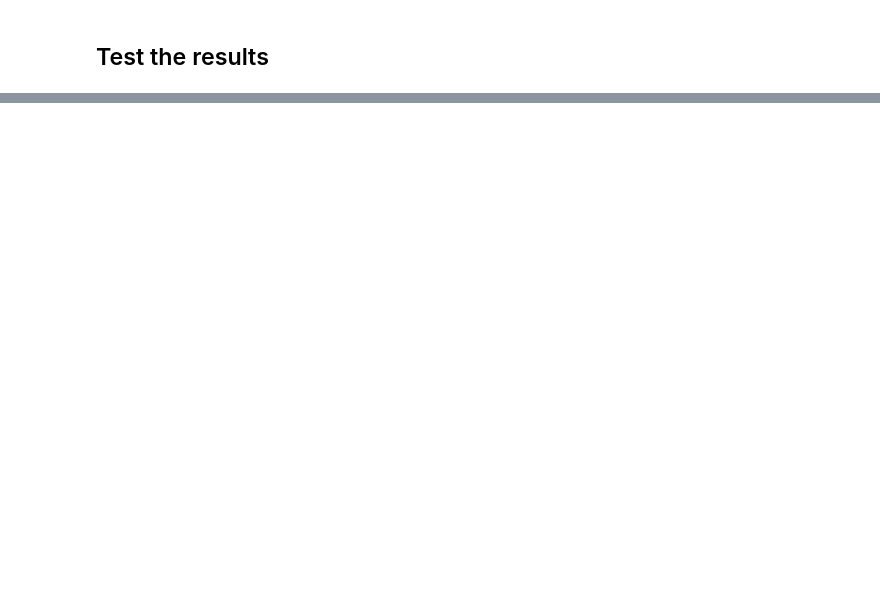
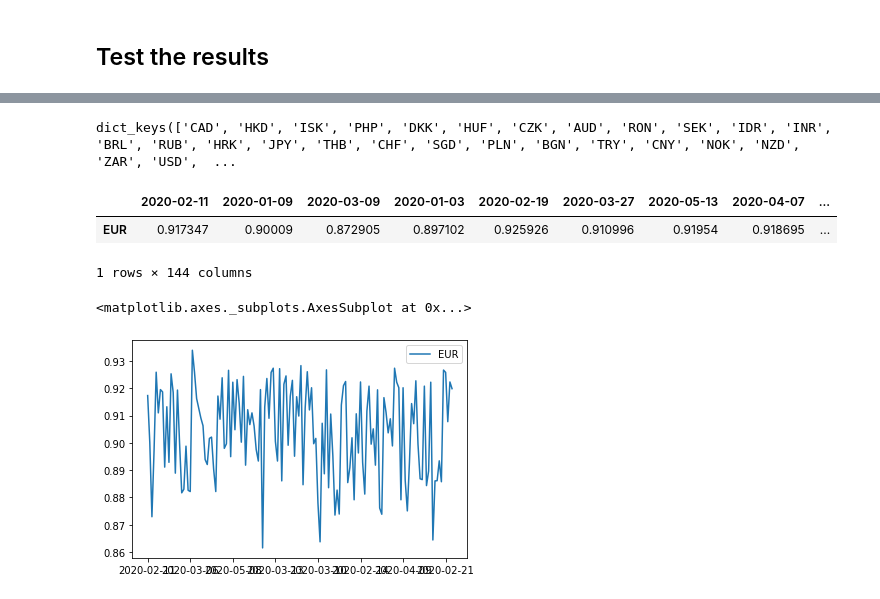
Before and after one commit to ironhack-bcn-data-pt/notebooks, a Jupyter notebook: 6.2.1.Api_exchange.ipynb, the cells around one changed output, grey strips where cells are left out. Drawn from its saved outputs; the diff is of its cells as text; code cells hidden in the pictures; blank space fills up the shorter version.

```diff
--- a/6.2.1.Api_exchange.ipynb
+++ b/6.2.1.Api_exchange.ipynb
@@ -35,0 +164,34 @@ print(f'{cantidad_en_euros} dolares canadiendes son {cantidad_en_dolares:.2f} d
+# %%
+def exchangeratesapi(base, symbols, start_at, end_at):
+
+    api_url = 'https://api.exchangeratesapi.io/history'
+    headers = {'User-Agent': 'Mozilla/5.0 (Macintosh; Intel Mac OS X 10_11_6) AppleWebKit/537.36 (KHTML, like Gecko) Chrome/61.0.3163.100 Safari/537.36'}
+    query={'base':base,'symbols': symbols,'start_at':start_at,'end_at':end_at}
+    response = requests.get(api_url, headers=headers, params=query)
+    return response.json()['rates']
+# %%
+get_rates().keys()
+# %% [output]
+dict_keys(['CAD', 'HKD', 'ISK', 'PHP', 'DKK', 'HUF', 'CZK', 'AUD', 'RON', 'SEK', 'IDR', 'INR', 'BRL', 'RUB', 'HRK', 'JPY', 'THB', 'CHF', 'SGD', 'PLN', 'BGN', 'TRY', 'CNY', 'NOK', 'NZD', 'ZAR', 'USD',  ...
+# %%
+def exchangeratesapi(base='EUR', symbols=get_rates().keys(), start_at=datetime.strftime(datetime.today() - timedelta(days=1),'%Y-%m-%d'), end_at=datetime.strftime(datetime.today() - timedelta(days=1),'%Y-%m-%d')):
+
+    api_url = 'https://api.exchangeratesapi.io/history'
+    headers = {'User-Agent': 'Mozilla/5.0 (Macintosh; Intel Mac OS X 10_11_6) AppleWebKit/537.36 (KHTML, like Gecko) Chrome/61.0.3163.100 Safari/537.36'}
+    query={'base':base,'symbols': symbols,'start_at':start_at,'end_at':end_at}
+    response = requests.get(api_url, headers=headers, params=query)
+    return response.json()['rates']
+# %%
+res = exchangeratesapi(base='USD', symbols='EUR', start_at='2020-01-01', end_at=yesterday)
+# %%
+df = pd.DataFrame(res)
+df
+# %% [output]
+|  | 2020-02-11 | 2020-01-09 | 2020-03-09 | 2020-01-03 | 2020-02-19 | 2020-03-27 | 2020-05-13 | 2020-04-07 | ... |
+| EUR | 0.917347 | 0.90009 | 0.872905 | 0.897102 | 0.925926 | 0.910996 | 0.91954 | 0.918695 | ... |
+1 rows × 144 columns
+# %%
+df.T.plot()
+# %% [output]
+<matplotlib.axes._subplots.AxesSubplot at 0x...>
+[figure, added]
```
Also changed, not shown: parts of 45 cells of this notebook.
